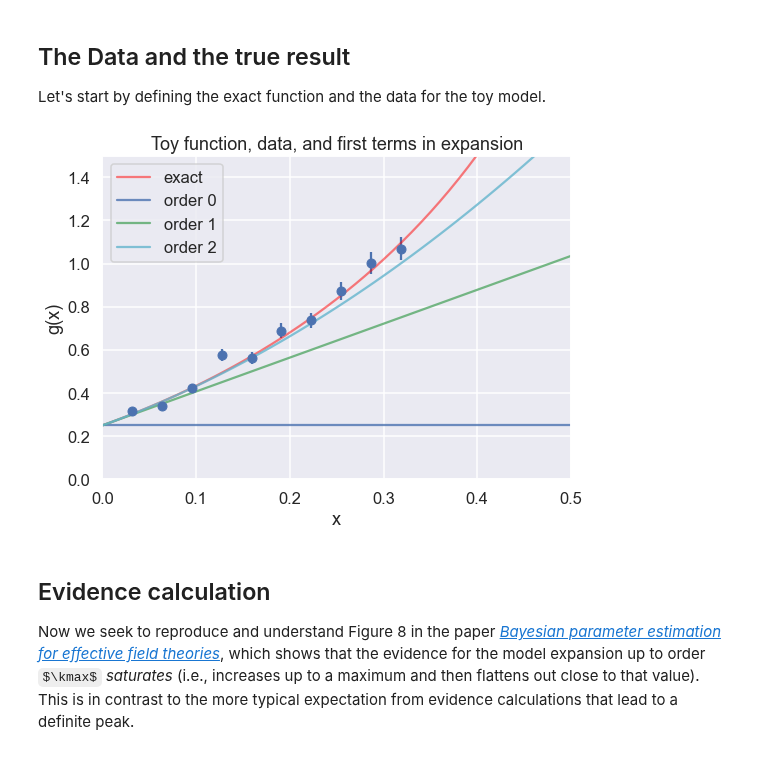
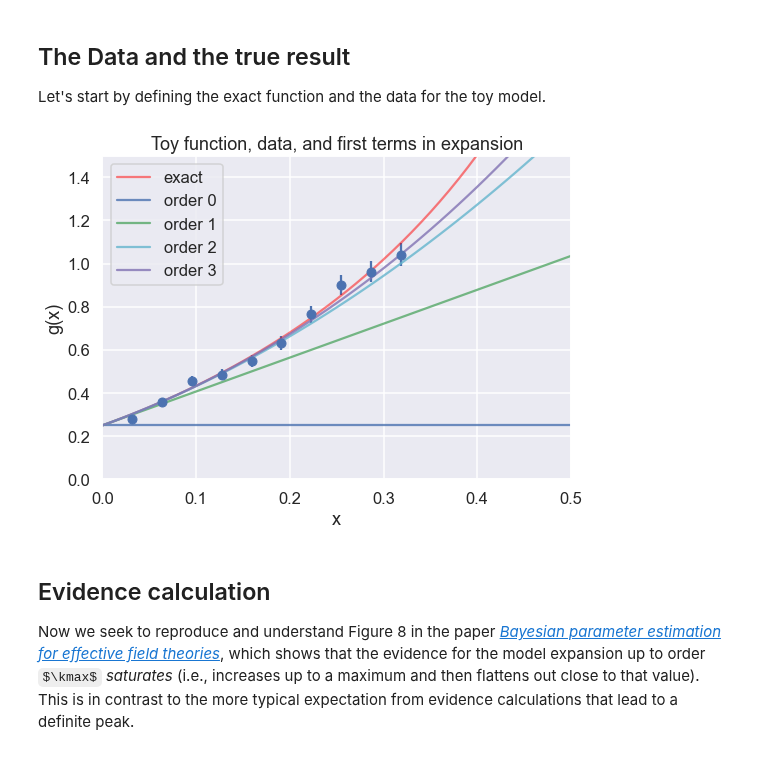
Before and after one commit to furnstahl/Physics-8820, a Jupyter notebook: LectureNotes/_build/jupyter_execute/notebooks/Model_selection/Evidence_for_model_EFT_coefficients.ipynb, the cells around one changed output. Saved outputs shown, nothing was run; the diff lists cells and outputs as text; code cells hidden in the pictures; some formulas as TeX source.

```diff
--- a/LectureNotes/_build/jupyter_execute/notebooks/Model_selection/Evidence_for_model_EFT_coefficients.ipynb
+++ b/LectureNotes/_build/jupyter_execute/notebooks/Model_selection/Evidence_for_model_EFT_coefficients.ipynb
@@ -133,37 +133,37 @@ x_data_pts = np.linspace(x_max/10., x_max, 10) # don't start at x=0
 eta = 0.05         # specified relative uncertainty is 5%
 
 # Here we generate new (different) data points with every run
 y_data_pts = g_fun(x_data_pts) * \
                   (1. + stats.norm.rvs(0., eta, size=len(x_data_pts)) )
 # *** The following is the exact data with errors from the paper ***
-y_data_pts = np.array([0.31694, 0.33844, 0.42142, 0.57709, 0.56218, \
-                        0.68851, 0.73625, 0.87270, 1.0015, 1.0684])
+#y_data_pts = np.array([0.31694, 0.33844, 0.42142, 0.57709, 0.56218, \
+#                        0.68851, 0.73625, 0.87270, 1.0015, 1.0684])
 
 dy_data = eta * y_data_pts
 
 # Always make a figure to check your data!
 fig = plt.figure(figsize=(8,6))
 ax = fig.add_subplot(1,1,1)
 ax.errorbar(x_data_pts, y_data_pts, dy_data, fmt='o')
 ax.set_xlabel(r'x')
 ax.set_ylabel(r'g(x)')
 ax.set_xlim(0, 0.5)
 ax.set_ylim(0, 1.5)
 
 x_pts_all = np.arange(0., 1., .01)
 ax.plot(x_pts_all, g_fun(x_pts_all), color='red', alpha=0.5, label='exact')
 ax.set_title('Toy function, data, and first terms in expansion')
 
-n_dim = 3
+n_dim = 4
 colors = ['b', 'g', 'c', 'm', 'k']
 for order in range(n_dim):
     ax.plot(x_pts_all, y_model(x_pts_all, theta_true[:n_dim], order+1),
             label=f'order {order:d}', color=colors[order], alpha=0.8)
 
 ax.legend()
 fig.tight_layout()
 # %% [output]
-[figure, old version]
+[figure, new version]
 # %% [markdown]
 ## Evidence calculation
 
```
Also changed, not shown: parts of 1 cell of this notebook, 29 other files.
